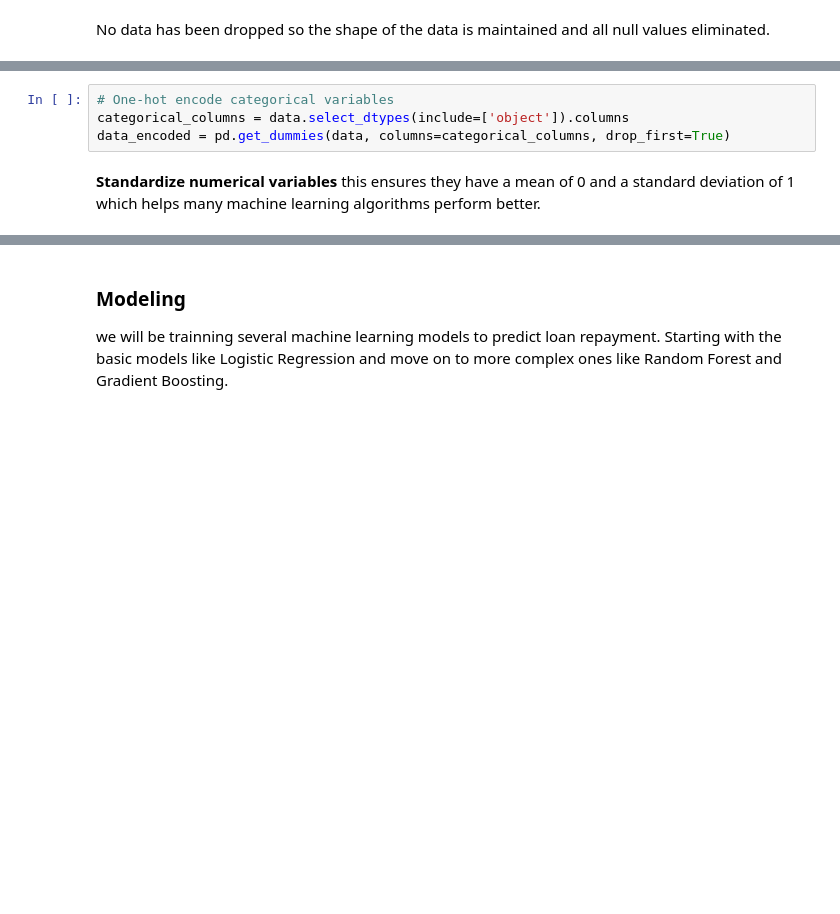
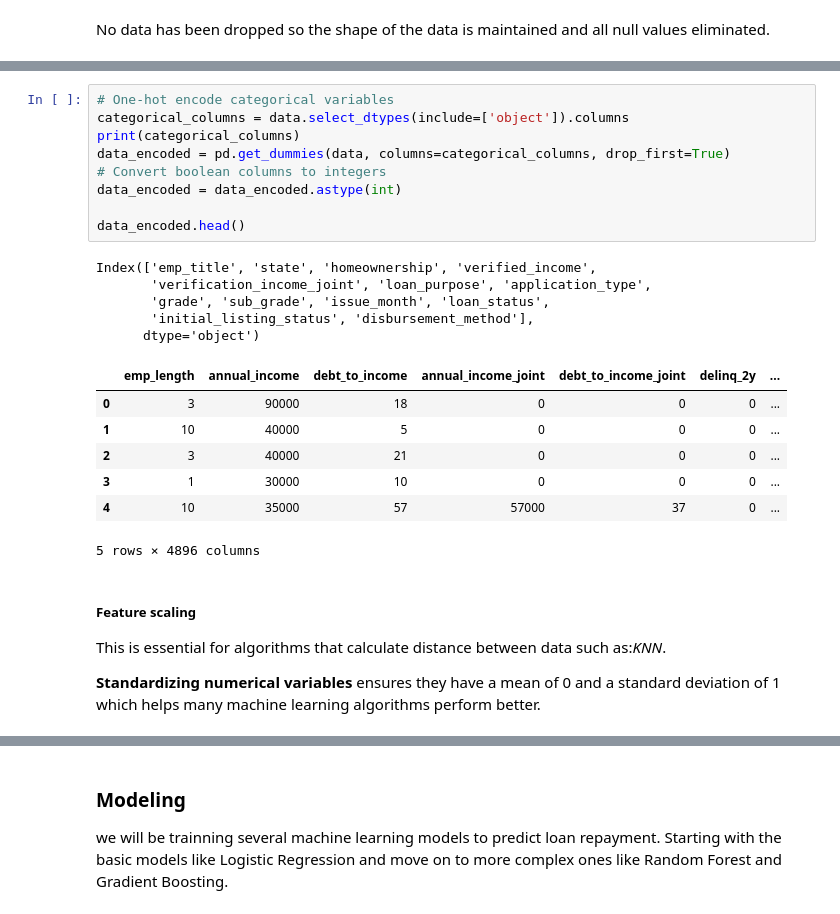
Before and after one commit to Nyabaga/phase-3-project, a Jupyter notebook: Prediction.ipynb, the cells around one changed output, grey strips where cells are left out. Saved outputs shown, nothing was run; the diff lists cells and outputs as text; blank space fills up the shorter version.

```diff
--- a/Prediction.ipynb
+++ b/Prediction.ipynb
@@ -216,7 +203,28 @@ Encode Categorical Variables
 # %%
 # One-hot encode categorical variables
 categorical_columns = data.select_dtypes(include=['object']).columns
+print(categorical_columns)
 data_encoded = pd.get_dummies(data, columns=categorical_columns, drop_first=True)
+# Convert boolean columns to integers
+data_encoded = data_encoded.astype(int)
+
+data_encoded.head()
+# %% [output]
+Index(['emp_title', 'state', 'homeownership', 'verified_income',
+       'verification_income_joint', 'loan_purpose', 'application_type',
+       'grade', 'sub_grade', 'issue_month', 'loan_status',
+       'initial_listing_status', 'disbursement_method'],
+      dtype='object')
+|  | emp_length | annual_income | debt_to_income | annual_income_joint | debt_to_income_joint | delinq_2y | ... |
+| 0 | 3 | 90000 | 18 | 0 | 0 | 0 | ... |
+| 1 | 10 | 40000 | 5 | 0 | 0 | 0 | ... |
+| 2 | 3 | 40000 | 21 | 0 | 0 | 0 | ... |
+| 3 | 1 | 30000 | 10 | 0 | 0 | 0 | ... |
+| 4 | 10 | 35000 | 57 | 57000 | 37 | 0 | ... |
+5 rows × 4896 columns
 # %% [markdown]
-**Standardize numerical variables** this ensures they have a mean of 0 and a standard deviation of 1 which helps many machine learning algorithms perform better.
+##### Feature scaling
+This is essential for algorithms that calculate distance between data such as:*KNN*.
+
+**Standardizing numerical variables** ensures they have a mean of 0 and a standard deviation of 1 which helps many machine learning algorithms perform better.
 # %%
```
Also changed, not shown: parts of 26 cells of this notebook, 5 other files.
